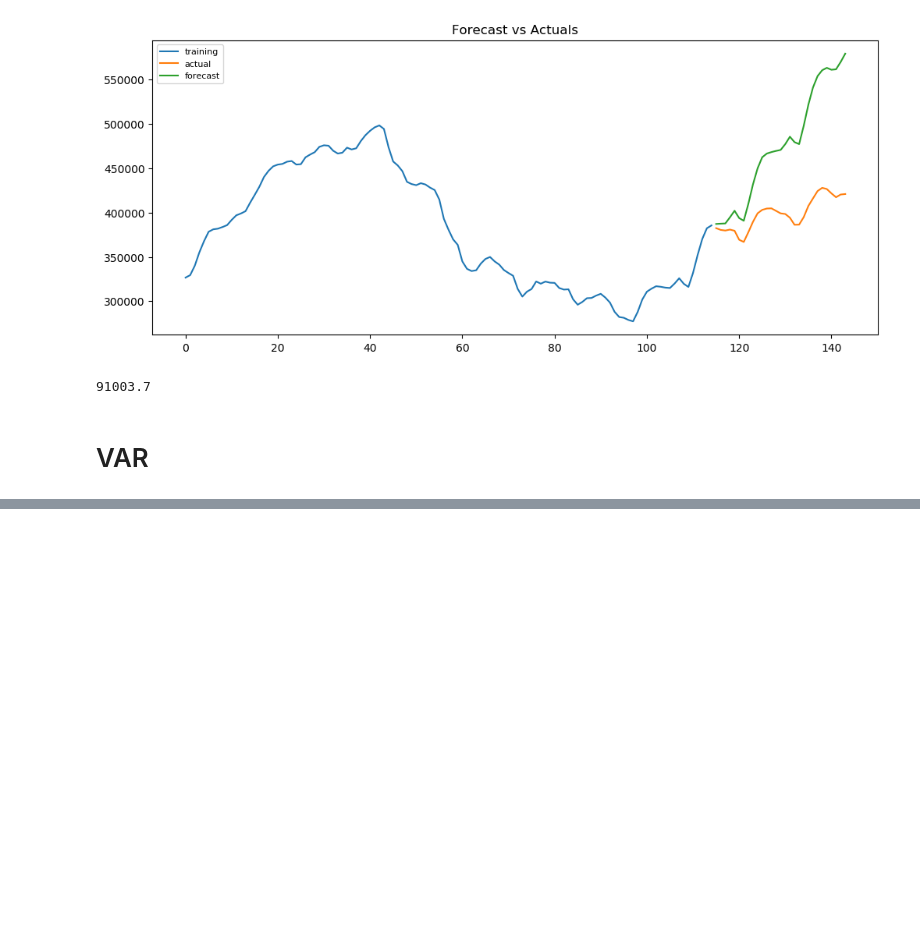
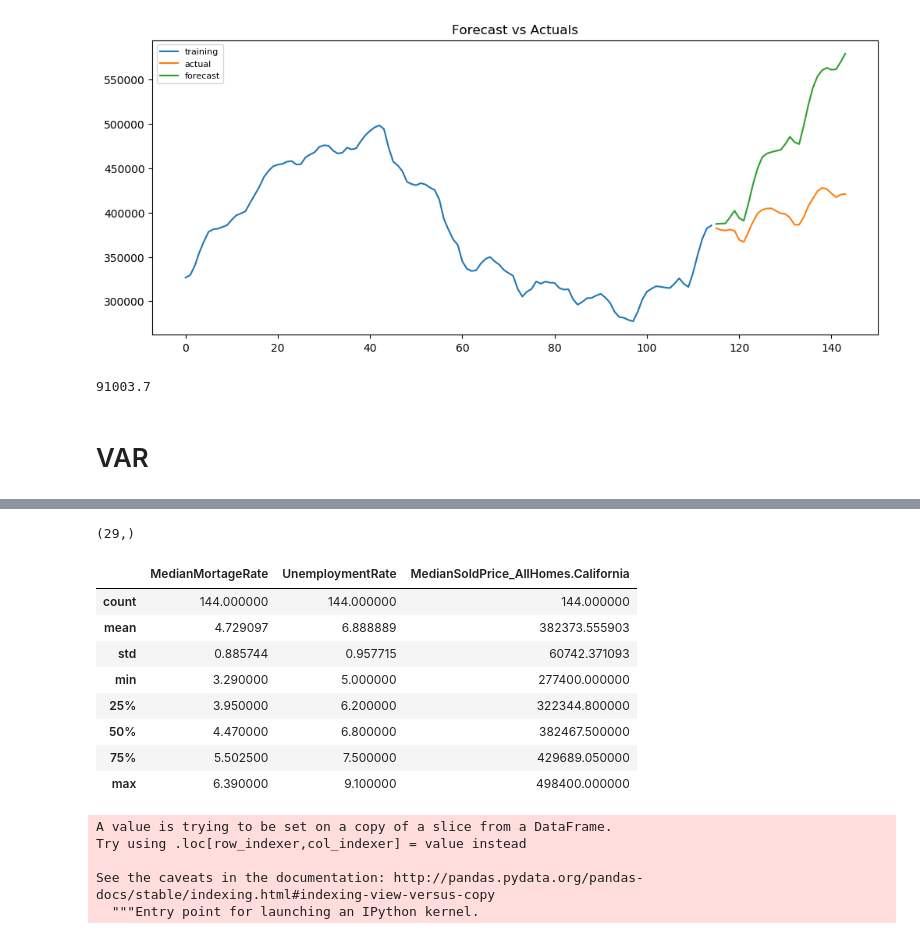
Before and after one commit to ajcheon/ts-zillow, a Jupyter notebook: Roja_Timeseries1.ipynb, the cells around one changed output, grey strips where cells are left out. Cells and saved outputs as stored; diff of their text form; code cells hidden in the pictures; blank space fills up the shorter version.

```diff
--- a/Roja_Timeseries1.ipynb
+++ b/Roja_Timeseries1.ipynb
@@ -342,0 +440,24 @@ plt.show()
+# %%
+test['MedianSoldPrice_AllHomes.California'].values.shape
+# %% [output]
+(29,)
+# %%
+series.describe()
+# %% [output]
+|  | MedianMortageRate | UnemploymentRate | MedianSoldPrice_AllHomes.California |
+| count | 144.000000 | 144.000000 | 144.000000 |
+| mean | 4.729097 | 6.888889 | 382373.555903 |
+| std | 0.885744 | 0.957715 | 60742.371093 |
+| min | 3.290000 | 5.000000 | 277400.000000 |
+| 25% | 3.950000 | 6.200000 | 322344.800000 |
+| 50% | 4.470000 | 6.800000 | 382467.500000 |
+| 75% | 5.502500 | 7.500000 | 429689.050000 |
+| max | 6.390000 | 9.100000 | 498400.000000 |
+# %%
+df['MedianSoldPrice_AllHomes.California'] = np.log(df['MedianSoldPrice_AllHomes.California'])
+# %% [output]
+A value is trying to be set on a copy of a slice from a DataFrame.
+Try using .loc[row_indexer,col_indexer] = value instead
+
+See the caveats in the documentation: http://pandas.pydata.org/pandas-docs/stable/indexing.html#indexing-view-versus-copy
+  """Entry point for launching an IPython kernel.
```
Also changed, not shown: parts of 22 cells of this notebook, 1 other file.
